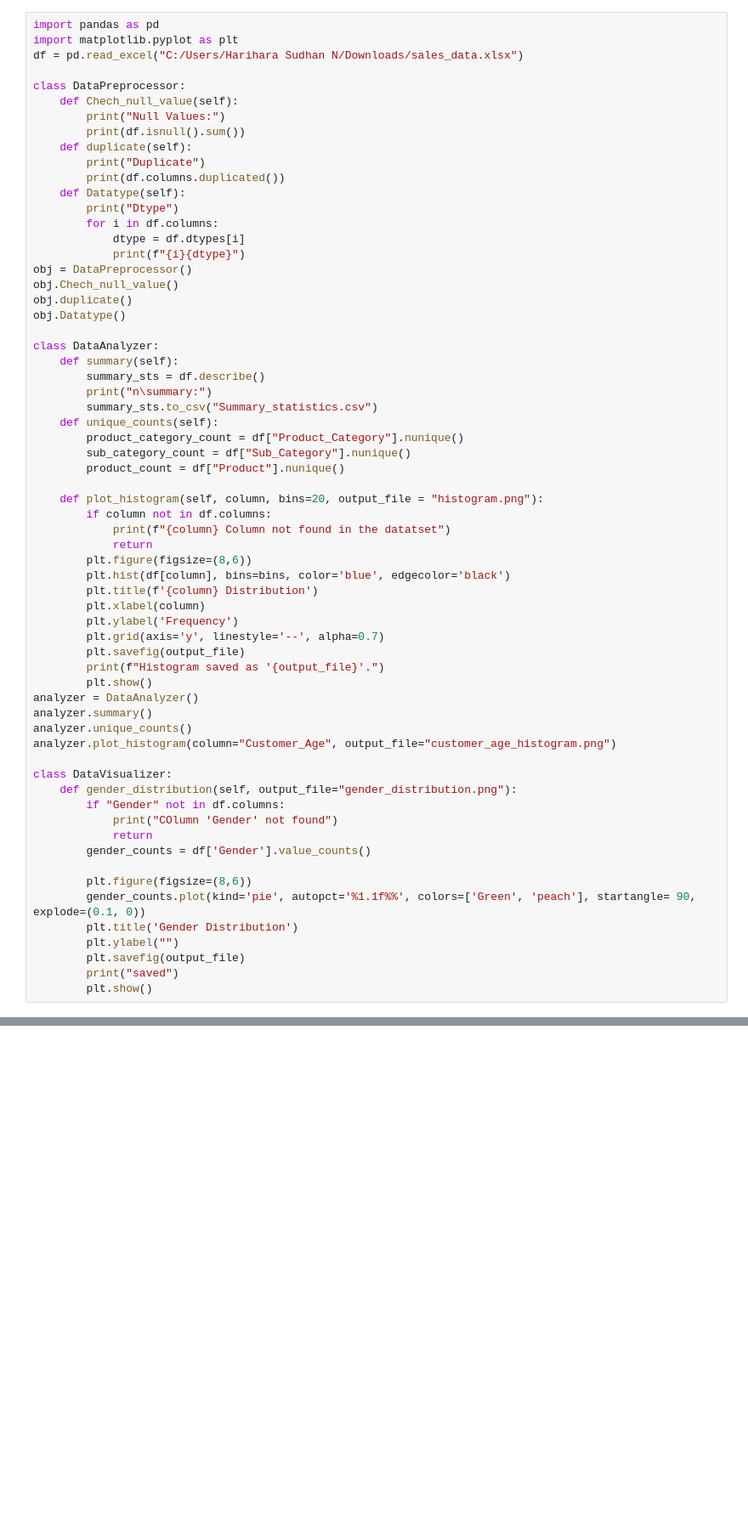
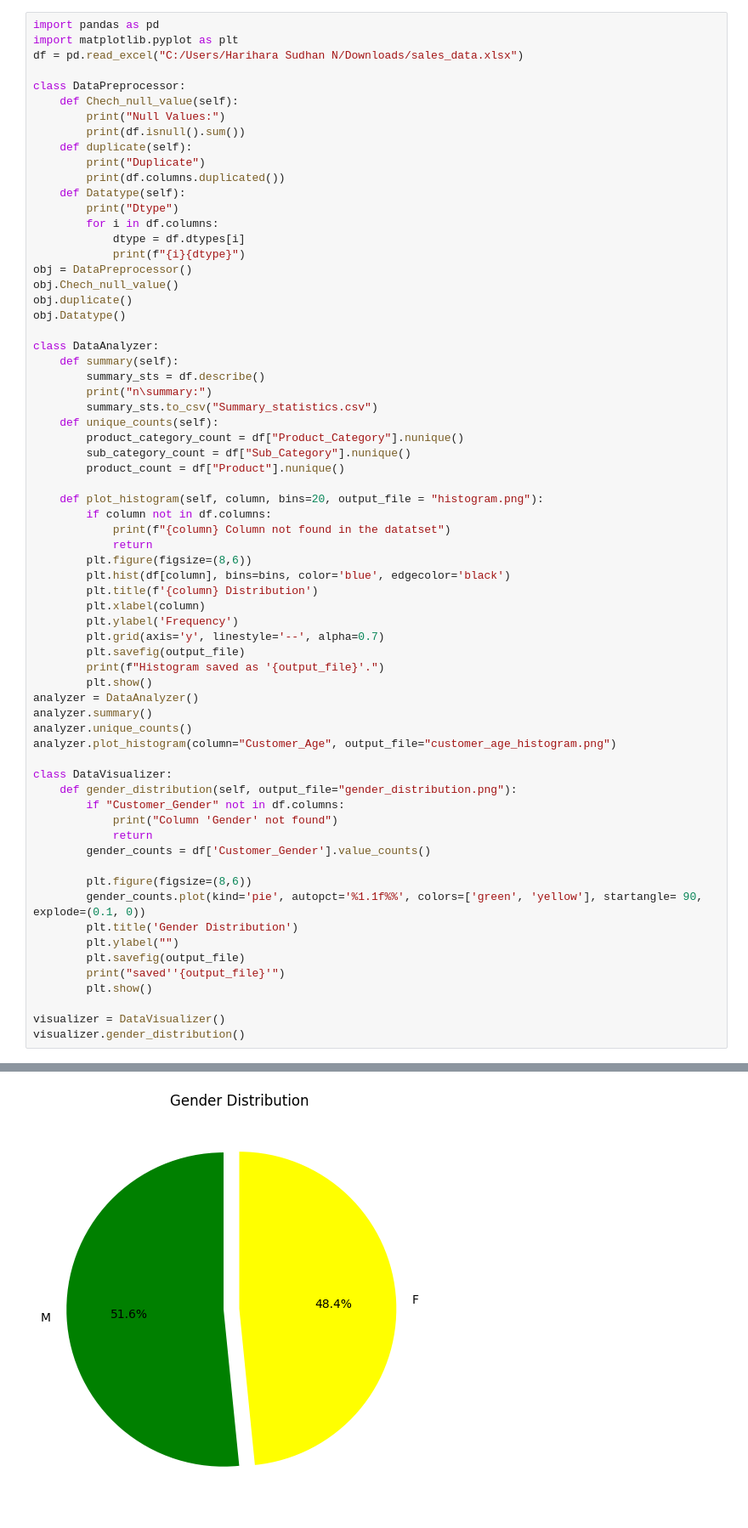
Before and after one commit to Harisudhan23/Data_science_project, a Jupyter notebook: Task.ipynb, the cells around one changed output, grey strips where cells are left out. Shown at 85% size. Drawn from its saved outputs; the diff is of its cells as text; blank space fills up the shorter version.

```diff
--- a/Task.ipynb
+++ b/Task.ipynb
@@ -71,18 +71,21 @@ analyzer.plot_histogram(column="Customer_Age", output_file="customer_age_histogr
 
 class DataVisualizer:
     def gender_distribution(self, output_file="gender_distribution.png"):
-        if "Gender" not in df.columns:
-            print("COlumn 'Gender' not found")
+        if "Customer_Gender" not in df.columns:
+            print("Column 'Gender' not found")
             return
-        gender_counts = df['Gender'].value_counts()
+        gender_counts = df['Customer_Gender'].value_counts()
 
         plt.figure(figsize=(8,6))
-        gender_counts.plot(kind='pie', autopct='%1.1f%%', colors=['Green', 'peach'], startangle= 90, explode=(0.1, 0))
+        gender_counts.plot(kind='pie', autopct='%1.1f%%', colors=['green', 'yellow'], startangle= 90, explode=(0.1, 0))
         plt.title('Gender Distribution')
         plt.ylabel("")
         plt.savefig(output_file)
-        print("saved")
+        print("saved''{output_file}'")
         plt.show()
+
+visualizer = DataVisualizer()
+visualizer.gender_distribution()
 # %% [output]
 Null Values:
 Date                0
@@ -104,0 +109 @@ Histogram saved as 'customer_age_histogram.png'.
+[figure, added]
```
Also changed, not shown: parts of 1 cell of this notebook, 1 other file.
